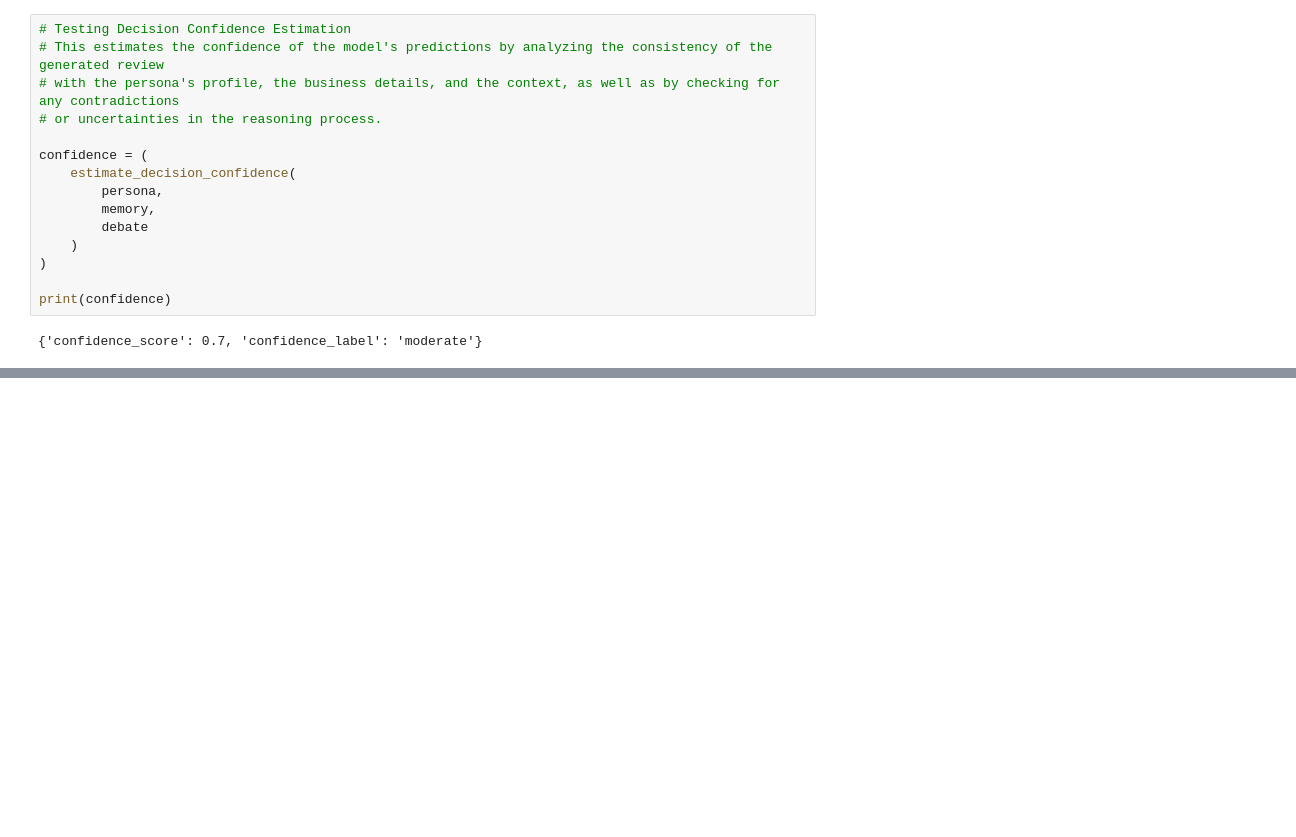
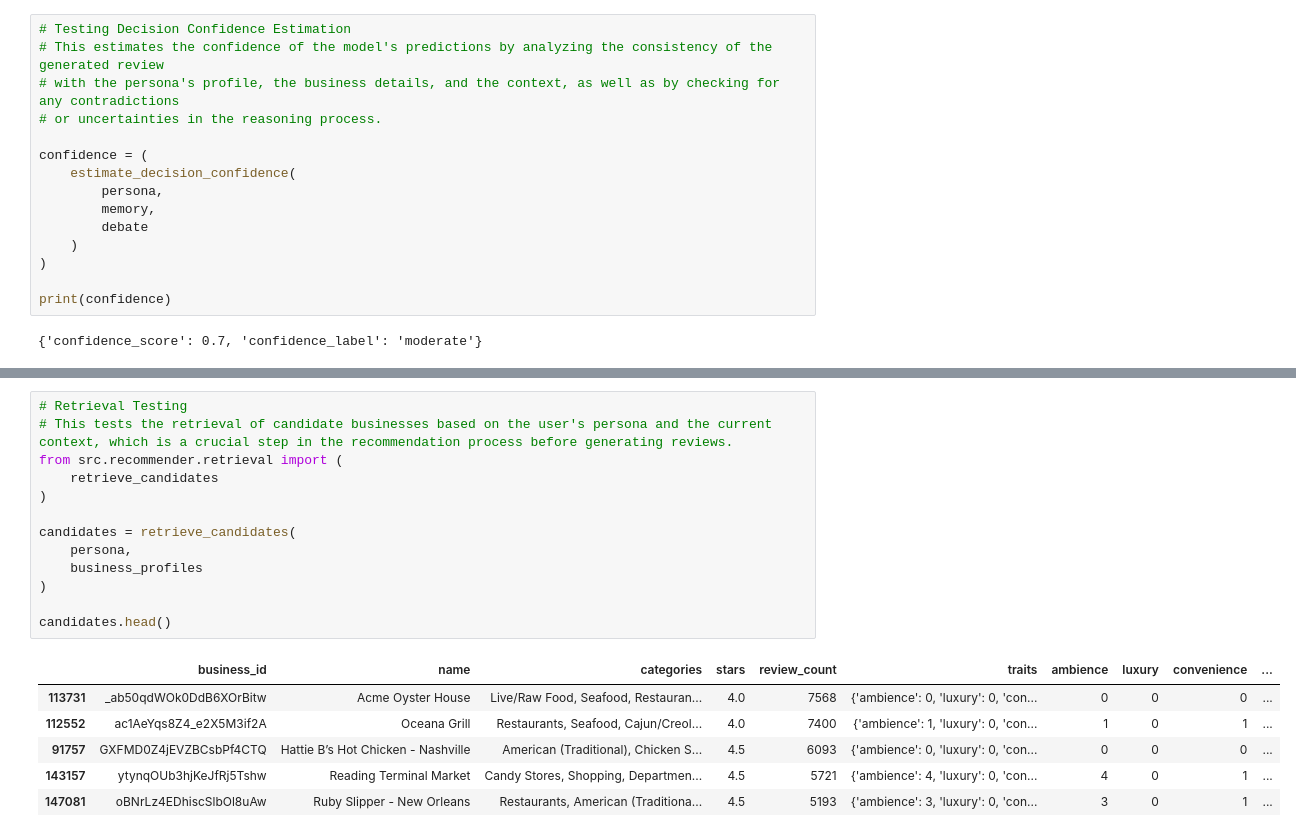
Before and after one commit to entia-lighthaus/project-agent, a Jupyter notebook: notebooks/03_reasoning_engine.ipynb, the cells around one changed output, grey strips where cells are left out. Cells and saved outputs as stored; diff of their text form; blank space fills up the shorter version.

```diff
--- a/notebooks/03_reasoning_engine.ipynb
+++ b/notebooks/03_reasoning_engine.ipynb
@@ -2179,0 +2194,20 @@ tradeoffs
+# %%
+# Retrieval Testing
+# This tests the retrieval of candidate businesses based on the user's persona and the current context, which is a crucial step in the recommendation process before generating reviews.
+from src.recommender.retrieval import (
+    retrieve_candidates
+)
+
+candidates = retrieve_candidates(
+    persona,
+    business_profiles
+)
+
+candidates.head()
+# %% [output]
+|  | business_id | name | categories | stars | review_count | traits | ambience | luxury | convenience | ... |
+| 113731 | _ab50qdWOk0DdB6XOrBitw | Acme Oyster House | Live/Raw Food, Seafood, Restauran... | 4.0 | 7568 | {'ambience': 0, 'luxury': 0, 'con... | 0 | 0 | 0 | ... |
+| 112552 | ac1AeYqs8Z4_e2X5M3if2A | Oceana Grill | Restaurants, Seafood, Cajun/Creol... | 4.0 | 7400 | {'ambience': 1, 'luxury': 0, 'con... | 1 | 0 | 1 | ... |
+| 91757 | GXFMD0Z4jEVZBCsbPf4CTQ | Hattie B’s Hot Chicken - Nashville | American (Traditional), Chicken S... | 4.5 | 6093 | {'ambience': 0, 'luxury': 0, 'con... | 0 | 0 | 0 | ... |
+| 143157 | ytynqOUb3hjKeJfRj5Tshw | Reading Terminal Market | Candy Stores, Shopping, Departmen... | 4.5 | 5721 | {'ambience': 4, 'luxury': 0, 'con... | 4 | 0 | 1 | ... |
+| 147081 | oBNrLz4EDhiscSlbOl8uAw | Ruby Slipper - New Orleans | Restaurants, American (Traditiona... | 4.5 | 5193 | {'ambience': 3, 'luxury': 0, 'con... | 3 | 0 | 1 | ... |
```
Also changed, not shown: parts of 9 cells of this notebook, 7 other files.
